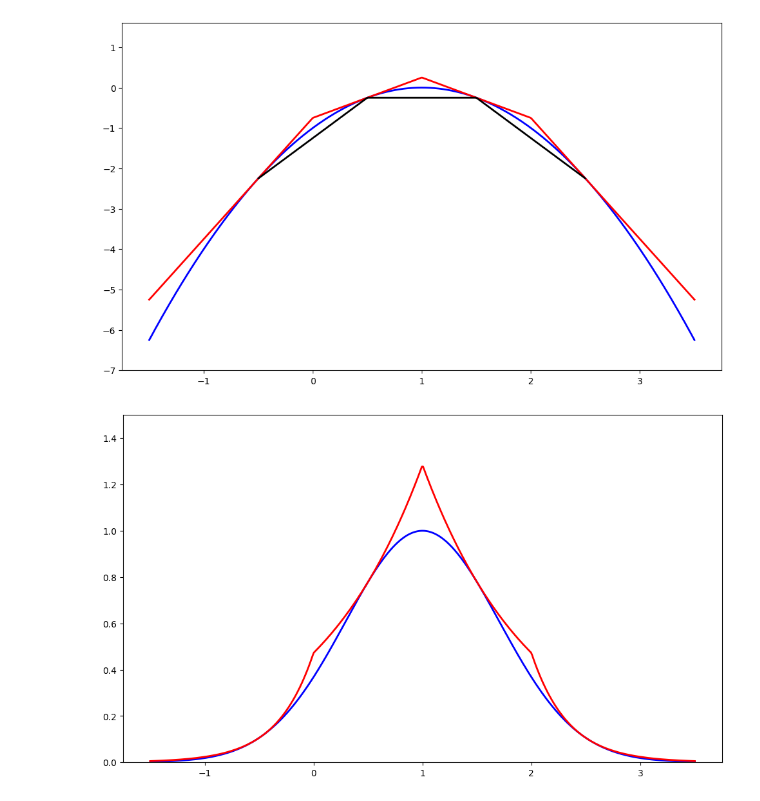
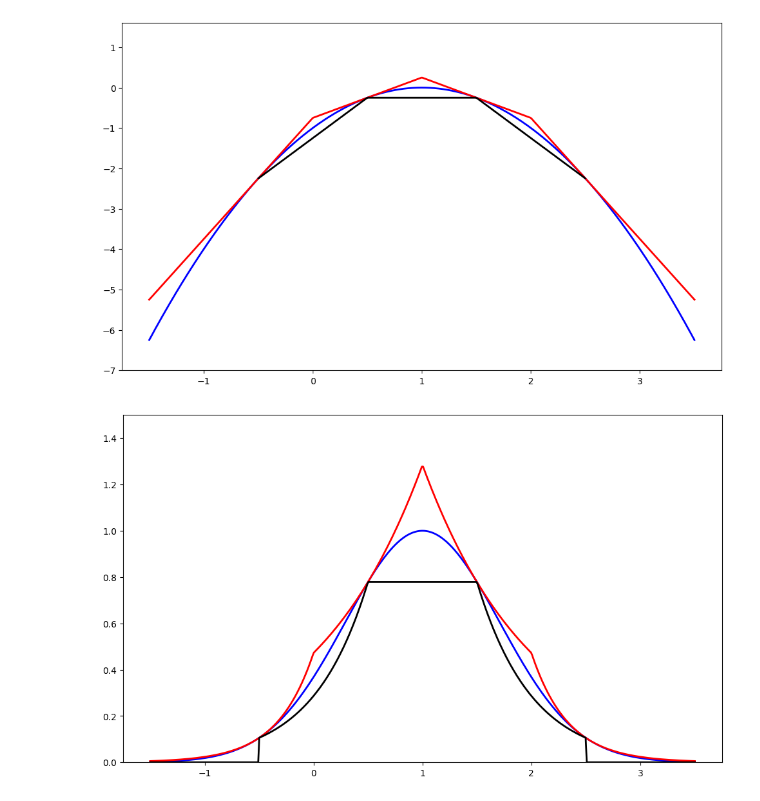
Before and after one commit to mateoveega/MCMC-MonteCarlo-TFG, a Jupyter notebook: CH_1/ARS.ipynb, the cells around one changed output. Drawn from its saved outputs; the diff is of its cells as text; code cells hidden in the pictures.

```diff
--- a/CH_1/ARS.ipynb
+++ b/CH_1/ARS.ipynb
@@ -55,21 +55,22 @@ plt.show()
 # %%
 # Visualizamos los resultados
 
 plt.figure(figsize=(12, 7))
 
 # Rango de x para graficar las funciones
 x_plot = np.linspace(-1.5, 3.5, 500)
 
 # Graficamos la PDF objetivo
 plt.plot(x_plot, target_pdf(x_plot), color='blue', linewidth=2)
 plt.plot(x_plot, np.exp(ln_envelope_pdf(x_plot, x_nodes, y_nodes, dy_nodes)), color='red', linewidth = 2)
+plt.plot(x_plot, np.exp(squeezing_function(x_plot, x_nodes, y_nodes)), color='black', linewidth=2)
 
 plt.ylim(0, 1.5)
 
 plt.savefig("RECHAZO_ADAPTATIVO_2.pdf")
 plt.show()
 # %% [output]
-[figure, old version]
+[figure, new version]
 # %%
 from google.colab import files
 
```
